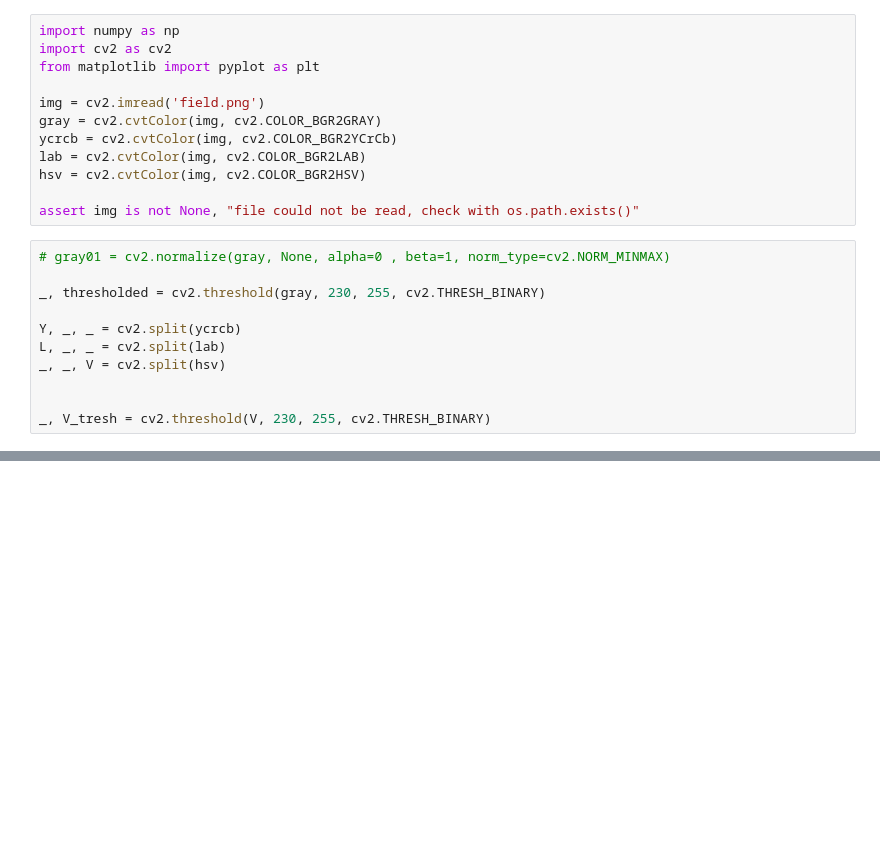
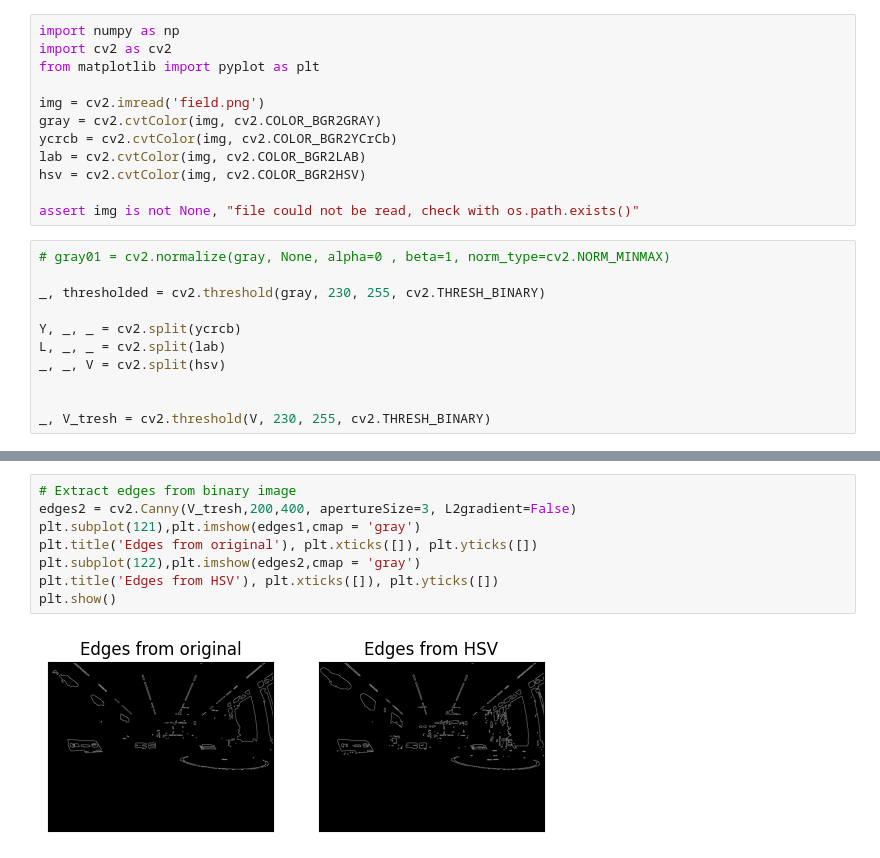
Before and after one commit to pvdklei/vfar_ws, a Jupyter notebook: edge.ipynb, the cells around one changed output, grey strips where cells are left out. Drawn from its saved outputs; the diff is of its cells as text; blank space fills up the shorter version.

```diff
--- a/edge.ipynb
+++ b/edge.ipynb
@@ -57,0 +76,10 @@ plt.subplot(236),plt.imshow(thresholded,cmap = 'gray')
+# %%
+# Extract edges from binary image
+edges2 = cv2.Canny(V_tresh,200,400, apertureSize=3, L2gradient=False)
+plt.subplot(121),plt.imshow(edges1,cmap = 'gray')
+plt.title('Edges from original'), plt.xticks([]), plt.yticks([])
+plt.subplot(122),plt.imshow(edges2,cmap = 'gray')
+plt.title('Edges from HSV'), plt.xticks([]), plt.yticks([])
+plt.show()
+# %% [output]
+[figure, added]
```
Also changed, not shown: parts of 4 cells of this notebook.
